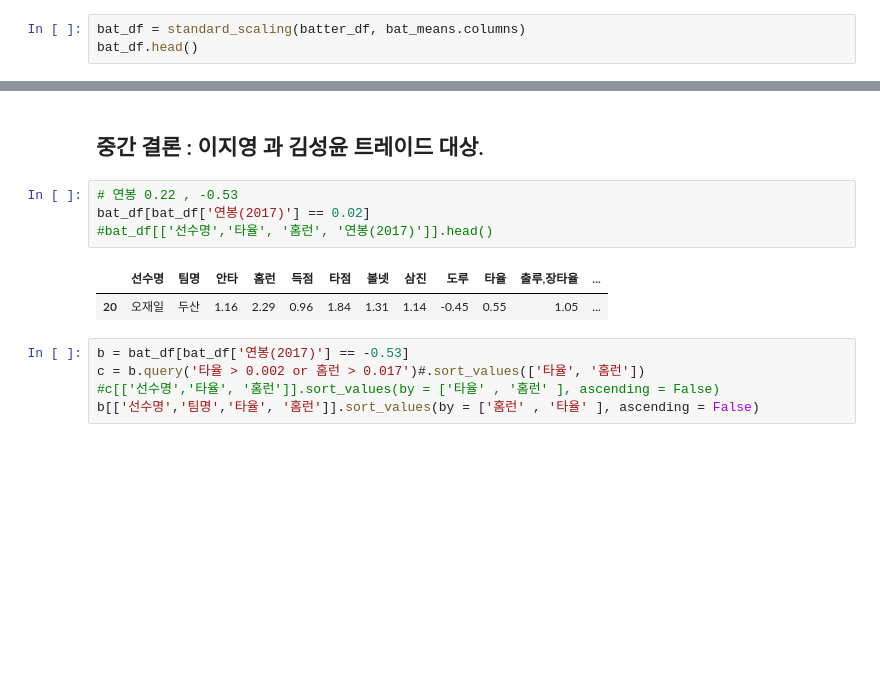
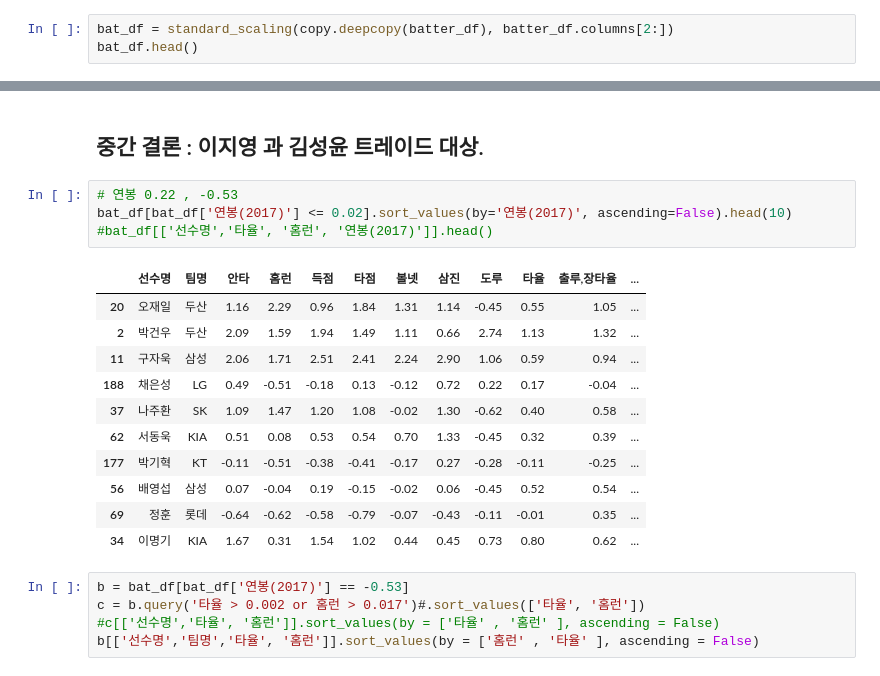
Before and after one commit to PIUphil/toheaven, a Jupyter notebook: 2.5 DataScience/프로젝트(야구).ipynb, the cells around one changed output, grey strips where cells are left out. Drawn from its saved outputs; the diff is of its cells as text; blank space fills up the shorter version.

```diff
--- a/2.5 DataScience/프로젝트(야구).ipynb
+++ b/2.5 DataScience/프로젝트(야구).ipynb
@@ -51,7 +68,7 @@ def standard_scaling(df, scale_columns):
         df[col] = df[col].apply(lambda x : (x - series_mean)/(series_std))
     return df
 # %%
-bat_df = standard_scaling(batter_df, bat_means.columns)
+bat_df = standard_scaling(copy.deepcopy(batter_df), batter_df.columns[2:])
 bat_df.head()
 # %% [output]
 |  | 선수명 | 팀명 | 경기 | 타석 | 타수 | 안타 | 홈런 | 득점 | 타점 | 볼넷 | ... | ... |
@@ -241,11 +268,20 @@ a[['선수명','타율', '홈런', '연봉(2017)']].sort_values(by = ['연봉(20
 ## 중간 결론 : 이지영 과 김성윤 트레이드 대상.
 # %%
 # 연봉 0.22 , -0.53
-bat_df[bat_df['연봉(2017)'] == 0.02]
+bat_df[bat_df['연봉(2017)'] <= 0.02].sort_values(by='연봉(2017)', ascending=False).head(10)
 #bat_df[['선수명','타율', '홈런', '연봉(2017)']].head()
 # %% [output]
 |  | 선수명 | 팀명 | 안타 | 홈런 | 득점 | 타점 | 볼넷 | 삼진 | 도루 | 타율 | 출루,장타율 | ... |
 | 20 | 오재일 | 두산 | 1.16 | 2.29 | 0.96 | 1.84 | 1.31 | 1.14 | -0.45 | 0.55 | 1.05 | ... |
+| 2 | 박건우 | 두산 | 2.09 | 1.59 | 1.94 | 1.49 | 1.11 | 0.66 | 2.74 | 1.13 | 1.32 | ... |
+| 11 | 구자욱 | 삼성 | 2.06 | 1.71 | 2.51 | 2.41 | 2.24 | 2.90 | 1.06 | 0.59 | 0.94 | ... |
+| 188 | 채은성 | LG | 0.49 | -0.51 | -0.18 | 0.13 | -0.12 | 0.72 | 0.22 | 0.17 | -0.04 | ... |
+| 37 | 나주환 | SK | 1.09 | 1.47 | 1.20 | 1.08 | -0.02 | 1.30 | -0.62 | 0.40 | 0.58 | ... |
+| 62 | 서동욱 | KIA | 0.51 | 0.08 | 0.53 | 0.54 | 0.70 | 1.33 | -0.45 | 0.32 | 0.39 | ... |
+| 177 | 박기혁 | KT | -0.11 | -0.51 | -0.38 | -0.41 | -0.17 | 0.27 | -0.28 | -0.11 | -0.25 | ... |
+| 56 | 배영섭 | 삼성 | 0.07 | -0.04 | 0.19 | -0.15 | -0.02 | 0.06 | -0.45 | 0.52 | 0.54 | ... |
+| 69 | 정훈 | 롯데 | -0.64 | -0.62 | -0.58 | -0.79 | -0.07 | -0.43 | -0.11 | -0.01 | 0.35 | ... |
+| 34 | 이명기 | KIA | 1.67 | 0.31 | 1.54 | 1.02 | 0.44 | 0.45 | 0.73 | 0.80 | 0.62 | ... |
 # %%
 b = bat_df[bat_df['연봉(2017)'] == -0.53]
 c = b.query('타율 > 0.002 or 홈런 > 0.017')#.sort_values(['타율', '홈런'])
```
Also changed, not shown: parts of 29 cells of this notebook.
